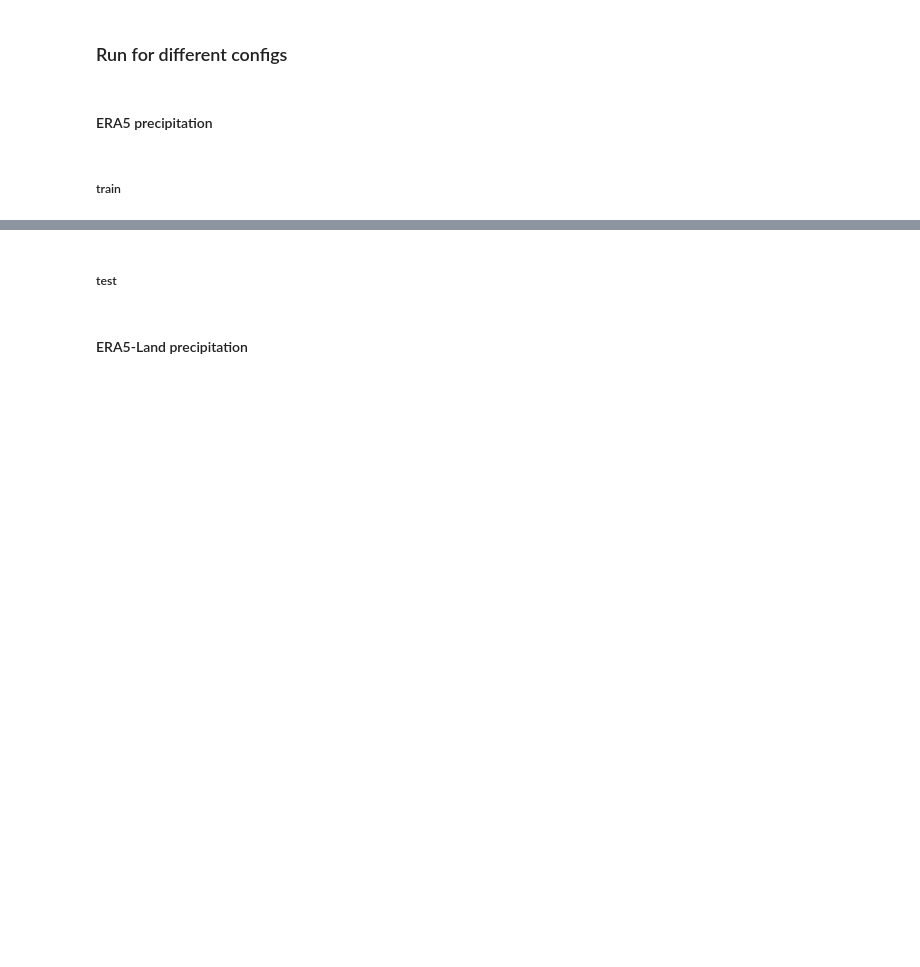
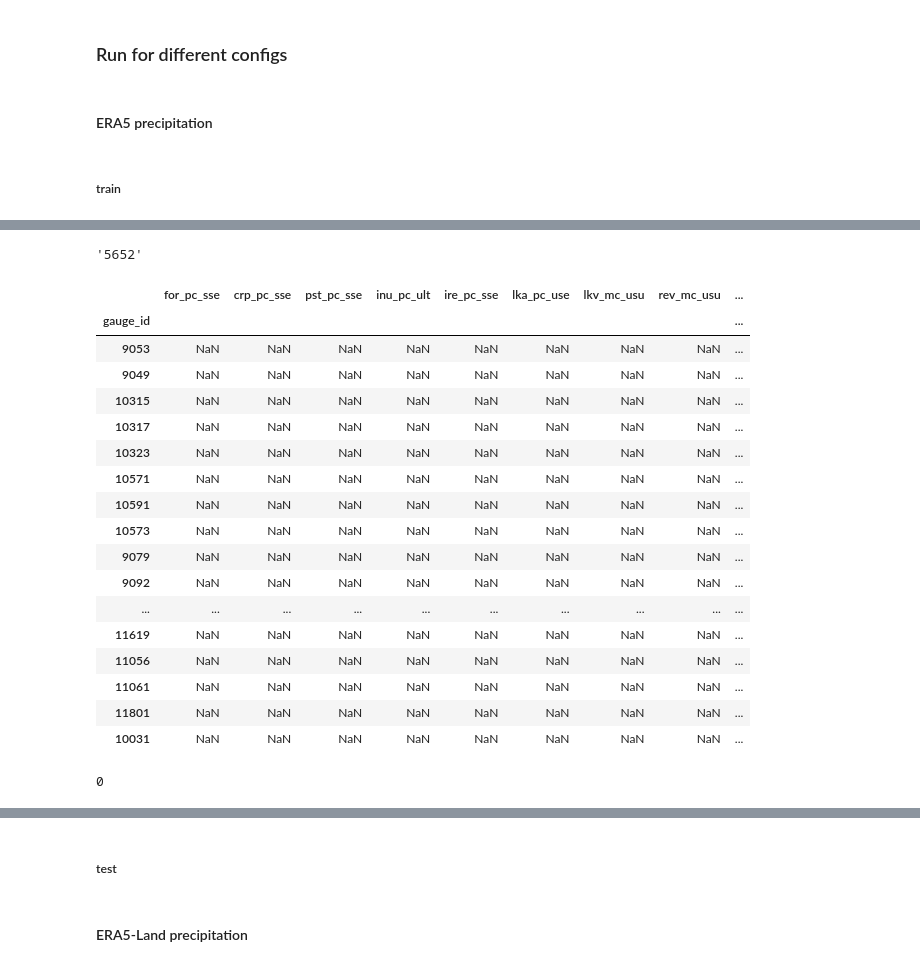
Before and after one commit to dmbrmv/my_dissertation, a Jupyter notebook: test_meteo_input/neural_hydrology.ipynb, the cells around one changed output, grey strips where cells are left out. Drawn from its saved outputs; the diff is of its cells as text; code cells hidden in the pictures; blank space fills up the shorter version.

```diff
--- a/test_meteo_input/neural_hydrology.ipynb
+++ b/test_meteo_input/neural_hydrology.ipynb
@@ -43,3 +52,20 @@ Cached:    0.0 GB
+# %%
+attrs = pd.read_csv('../geo_data/attributes/static_data.csv')
+# attrs=attrs.drop('Unnamed: 0', axis=1)
+attrs['gauge_id'] = attrs['gauge_id'].astype(str)
+attrs = attrs.set_index('gauge_id')
+
+for file in glob.glob('../geo_data/time_series/*.nc'):
+    gauge = file.split('/')[-1][:-3]
+    ds = xr.open_dataset(file)
+    ds_pd = ds.to_dataframe()
+    if all([var in ds.variables
+            for var in ['t_max_e5', 't_min_e5', 'prcp_e5', 'q_mm_day']]):
+        continue
+    elif gauge in attrs.index:
+        continue
+    else:
+        print(file)
 # %%
 file_rewriter(q_pathes=glob.glob('../geo_data/great_db/nc_all_q/*.nc'),
               ts_dir=ts_dir,
@@ -67,0 +94,33 @@ if torch.cuda.is_available():
+# %%
+attrs[attrs < 0].dropna(how='all').index[attrs.loc[attrs[attrs < 0].dropna(how='all').index, 'ws_area'].argmin()]
+# %% [output]
+'5652'
+# %%
+attrs = attrs[['for_pc_sse', 'crp_pc_sse', 'pst_pc_sse', 'inu_pc_ult', 'ire_pc_sse', 'lka_pc_use', 'lkv_mc_usu', 'rev_mc_usu', 'gwt_cm_sav', 'prm_pc_sse', 'sgr_dk_sav', 'slp_dg_sav', 'cly_pc_sav', 'slt_pc_sav', 'snd_pc_sav', 'kar_pc_sse', 'urb_pc_sse', 'ws_area', 'ele_mt_sav']]
+
+attrs[attrs < 0].dropna(how='all')
+# %% [output]
+|  | for_pc_sse | crp_pc_sse | pst_pc_sse | inu_pc_ult | ire_pc_sse | lka_pc_use | lkv_mc_usu | rev_mc_usu | ... |
+| gauge_id |  |  |  |  |  |  |  |  | ... |
+| 9053 | NaN | NaN | NaN | NaN | NaN | NaN | NaN | NaN | ... |
+| 9049 | NaN | NaN | NaN | NaN | NaN | NaN | NaN | NaN | ... |
+| 10315 | NaN | NaN | NaN | NaN | NaN | NaN | NaN | NaN | ... |
+| 10317 | NaN | NaN | NaN | NaN | NaN | NaN | NaN | NaN | ... |
+| 10323 | NaN | NaN | NaN | NaN | NaN | NaN | NaN | NaN | ... |
+| 10571 | NaN | NaN | NaN | NaN | NaN | NaN | NaN | NaN | ... |
+| 10591 | NaN | NaN | NaN | NaN | NaN | NaN | NaN | NaN | ... |
+| 10573 | NaN | NaN | NaN | NaN | NaN | NaN | NaN | NaN | ... |
+| 9079 | NaN | NaN | NaN | NaN | NaN | NaN | NaN | NaN | ... |
+| 9092 | NaN | NaN | NaN | NaN | NaN | NaN | NaN | NaN | ... |
+| ... | ... | ... | ... | ... | ... | ... | ... | ... | ... |
+| 11619 | NaN | NaN | NaN | NaN | NaN | NaN | NaN | NaN | ... |
+| 11056 | NaN | NaN | NaN | NaN | NaN | NaN | NaN | NaN | ... |
+| 11061 | NaN | NaN | NaN | NaN | NaN | NaN | NaN | NaN | ... |
+| 11801 | NaN | NaN | NaN | NaN | NaN | NaN | NaN | NaN | ... |
+| 10031 | NaN | NaN | NaN | NaN | NaN | NaN | NaN | NaN | ... |
+# %%
+import pandas as pd
+
+pd.read_csv('../geo_data/attributes/static_data.csv').isna().sum().sum()
+# %% [output]
+0
```
Also changed, not shown: parts of 5 cells of this notebook, 2 other files.
